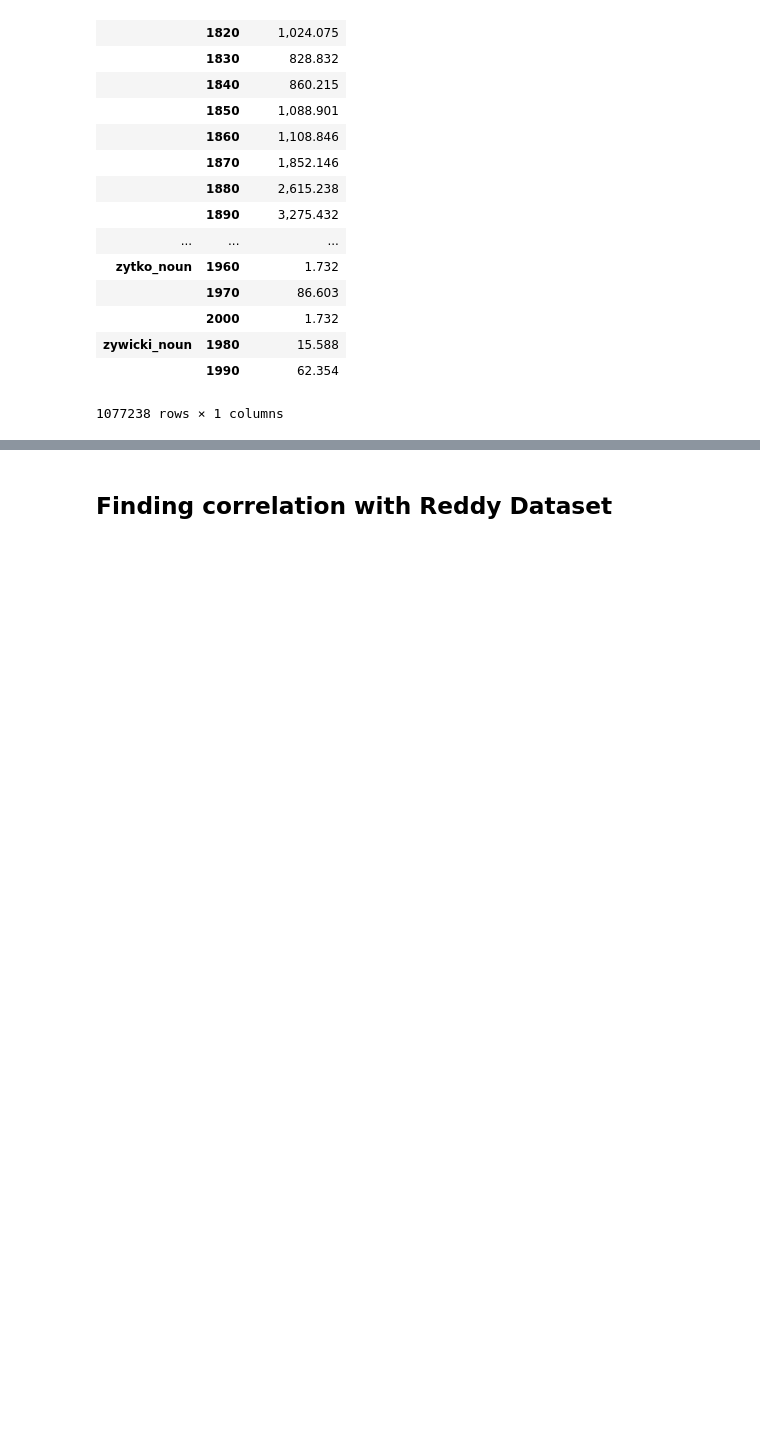
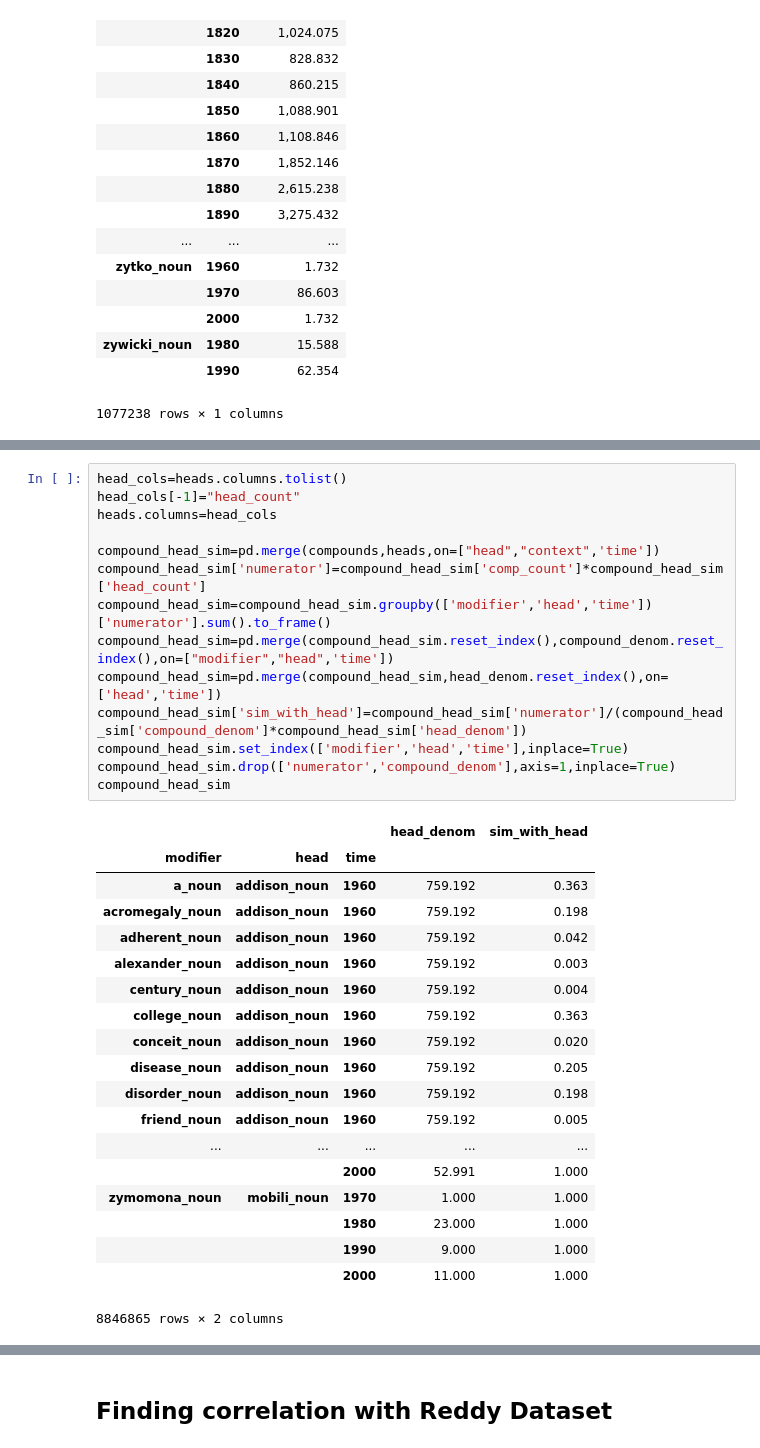
Before and after one commit to prajitdhar/Compounding, a Jupyter notebook: novel_compound_predictor/MeaningShift_new.ipynb, the cells around one changed output, grey strips where cells are left out. Saved outputs shown, nothing was run; the diff lists cells and outputs as text; blank space fills up the shorter version.

```diff
--- a/novel_compound_predictor/MeaningShift_new.ipynb
+++ b/novel_compound_predictor/MeaningShift_new.ipynb
@@ -328,0 +392,34 @@ compound_denom
+# %%
+head_cols=heads.columns.tolist()
+head_cols[-1]="head_count"
+heads.columns=head_cols
+
+compound_head_sim=pd.merge(compounds,heads,on=["head","context",'time'])
+compound_head_sim['numerator']=compound_head_sim['comp_count']*compound_head_sim['head_count']
+compound_head_sim=compound_head_sim.groupby(['modifier','head','time'])['numerator'].sum().to_frame()
+compound_head_sim=pd.merge(compound_head_sim.reset_index(),compound_denom.reset_index(),on=["modifier","head",'time'])
+compound_head_sim=pd.merge(compound_head_sim,head_denom.reset_index(),on=['head','time'])
+compound_head_sim['sim_with_head']=compound_head_sim['numerator']/(compound_head_sim['compound_denom']*compound_head_sim['head_denom'])
+compound_head_sim.set_index(['modifier','head','time'],inplace=True)
+compound_head_sim.drop(['numerator','compound_denom'],axis=1,inplace=True)
+compound_head_sim
+# %% [output]
+|  |  |  | head_denom | sim_with_head |
+| modifier | head | time |  |  |
+| a_noun | addison_noun | 1960 | 759.192 | 0.363 |
+| acromegaly_noun | addison_noun | 1960 | 759.192 | 0.198 |
+| adherent_noun | addison_noun | 1960 | 759.192 | 0.042 |
+| alexander_noun | addison_noun | 1960 | 759.192 | 0.003 |
+| century_noun | addison_noun | 1960 | 759.192 | 0.004 |
+| college_noun | addison_noun | 1960 | 759.192 | 0.363 |
+| conceit_noun | addison_noun | 1960 | 759.192 | 0.020 |
+| disease_noun | addison_noun | 1960 | 759.192 | 0.205 |
+| disorder_noun | addison_noun | 1960 | 759.192 | 0.198 |
+| friend_noun | addison_noun | 1960 | 759.192 | 0.005 |
+| ... | ... | ... | ... | ... |
+|  |  | 2000 | 52.991 | 1.000 |
+| zymomona_noun | mobili_noun | 1970 | 1.000 | 1.000 |
+|  |  | 1980 | 23.000 | 1.000 |
+|  |  | 1990 | 9.000 | 1.000 |
+|  |  | 2000 | 11.000 | 1.000 |
+8846865 rows × 2 columns
```
Also changed, not shown: parts of 7 cells of this notebook, 6 other files.
